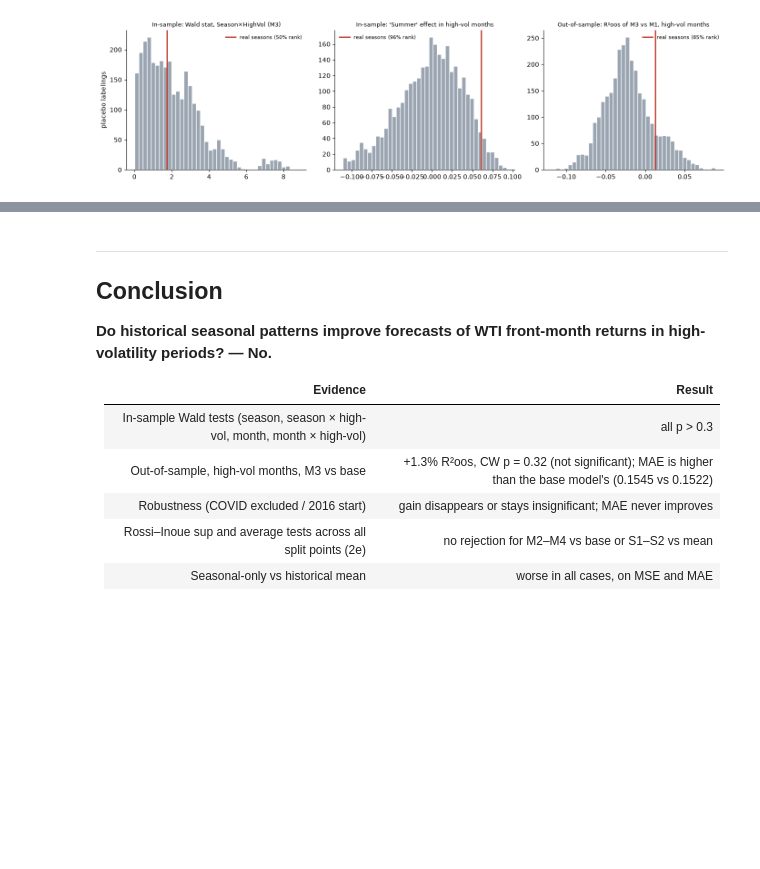
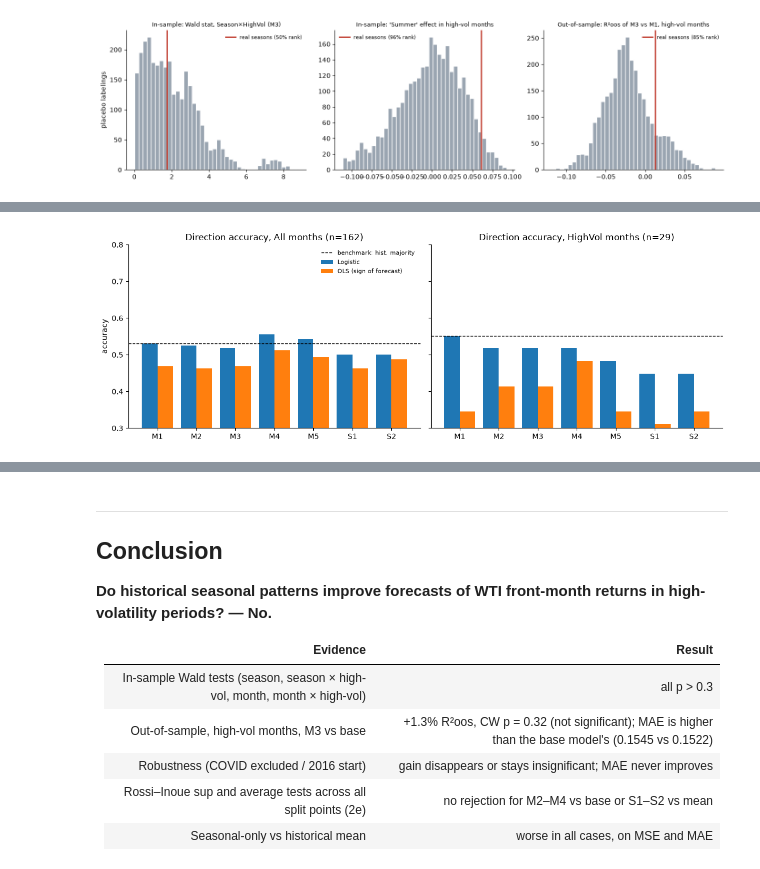
Before and after one commit to LeopoldChambriard/forecasting_oil_prices_project, a Jupyter notebook: WTI_seasonality_highvol_OLS.ipynb, the cells around one changed output, grey strips where cells are left out. Drawn from its saved outputs; the diff is of its cells as text; code cells hidden in the pictures; blank space fills up the shorter version.

Commit message:
add logistic prediction

```diff
--- a/WTI_seasonality_highvol_OLS.ipynb
+++ b/WTI_seasonality_highvol_OLS.ipynb
@@ -661,0 +789,5 @@ plt.tight_layout(); plt.show()
+# %%
+# Same table for high-vol and low-vol months
+for reg in ["HighVol", "LowVol"]:
+    print(f"--- {reg} months ---")
+    display(res_dir[res_dir.Regime == reg].drop(columns="Regime").set_index("Model"))
@@ -661,0 +817,10 @@ plt.tight_layout(); plt.show()
+# %%
+# Summary: average across the 7 feature sets, and how many beat the benchmark / each other
+m = res_dir[~res_dir.Model.str.startswith("benchmark")]
+bm = res_dir[res_dir.Model.str.startswith("benchmark")].set_index("Regime")
+summ = m.groupby("Regime")[["Acc_logit", "Acc_OLS", "AUC_logit", "AUC_OLS", "Brier_vs_base", "LogLoss_vs_base"]].mean()
+summ["Acc_benchmark"] = bm.Acc_logit
+summ["#logit>OLS (acc)"] = m.assign(w=m.Acc_diff > 0).groupby("Regime").w.sum()
+summ["#logit>benchmark"] = m.assign(w=m.Acc_logit > m.Regime.map(bm.Acc_logit)).groupby("Regime").w.sum()
+summ["#OLS>benchmark"] = m.assign(w=m.Acc_OLS > m.Regime.map(bm.Acc_logit)).groupby("Regime").w.sum()
+summ.loc[["All", "HighVol", "LowVol"]]
@@ -661,0 +833,16 @@ plt.tight_layout(); plt.show()
+# %%
+fig, axes = plt.subplots(1, 2, figsize=(12, 4.2), sharey=True)
+names = list(CLF_MODELS)
+for ax, reg in zip(axes, ["All", "HighVol"]):
+    sub = res_dir[res_dir.Regime == reg].set_index("Model")
+    x = np.arange(len(names))
+    ax.bar(x - 0.2, sub.loc[names, "Acc_logit"], 0.4, label="Logistic")
+    ax.bar(x + 0.2, sub.loc[names, "Acc_OLS"], 0.4, label="OLS (sign of forecast)")
+    ax.axhline(sub.loc["benchmark (always hist. majority)", "Acc_logit"], color="black", ls="--", lw=1, label="benchmark: hist. majority")
+    ax.set_xticks(x); ax.set_xticklabels([n.split()[0] for n in names]); ax.set_title(f"Direction accuracy, {reg} months (n={int(sub.n.iloc[0])})")
+    ax.set_ylim(0.3, 0.8)
+    for s in ["top", "right"]: ax.spines[s].set_visible(False)
+axes[0].set_ylabel("accuracy"); axes[0].legend(frameon=False, fontsize=8)
+plt.tight_layout(); plt.show()
+# %% [output]
+[figure, added]
```
Also changed, not shown: parts of 10 cells of this notebook, 3 other files.
